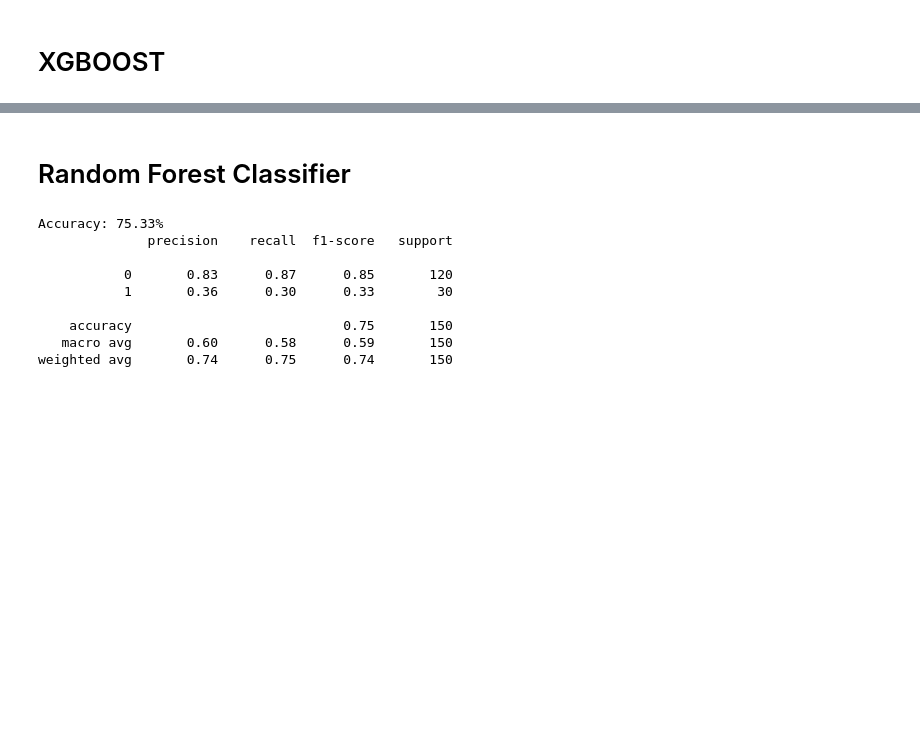
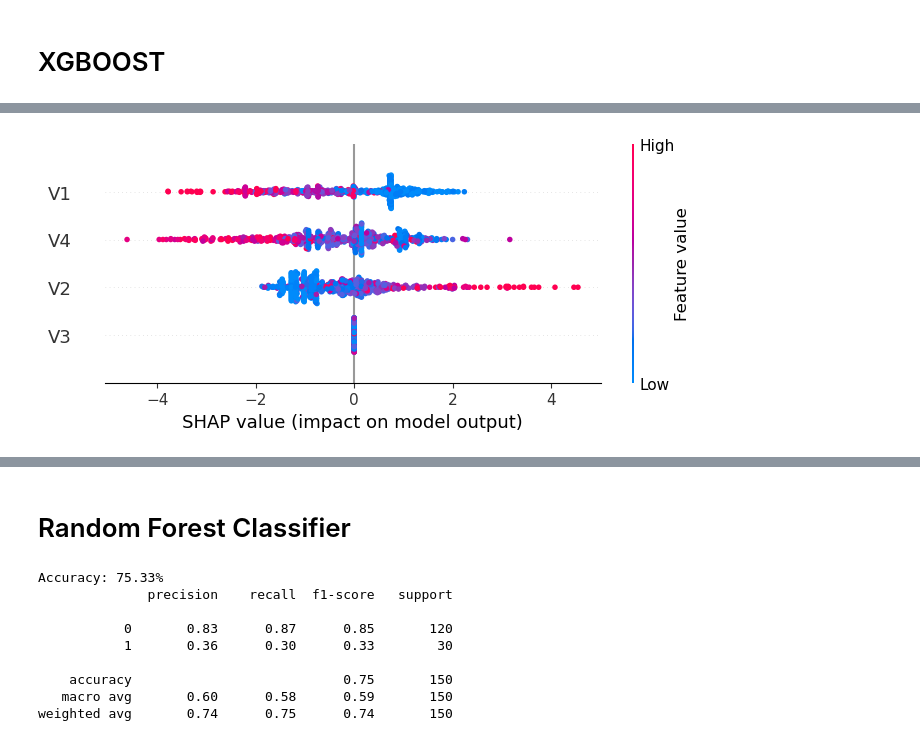
Before and after one commit to kateqwerty001/AutoML-Project2, a Jupyter notebook: examples_xai.ipynb, the cells around one changed output, grey strips where cells are left out. Cells and saved outputs as stored; diff of their text form; code cells hidden in the pictures; blank space fills up the shorter version.

```diff
--- a/examples_xai.ipynb
+++ b/examples_xai.ipynb
@@ -64,0 +69,7 @@ Feature Importance for Class 0 using SHAP
+# %%
+explainer = shap.Explainer(model_xgboost)
+shap_values = explainer(X_train)
+
+shap.plots.beeswarm(shap_values)
+# %% [output]
+[figure, added]
```
Also changed, not shown: parts of 11 cells of this notebook.
